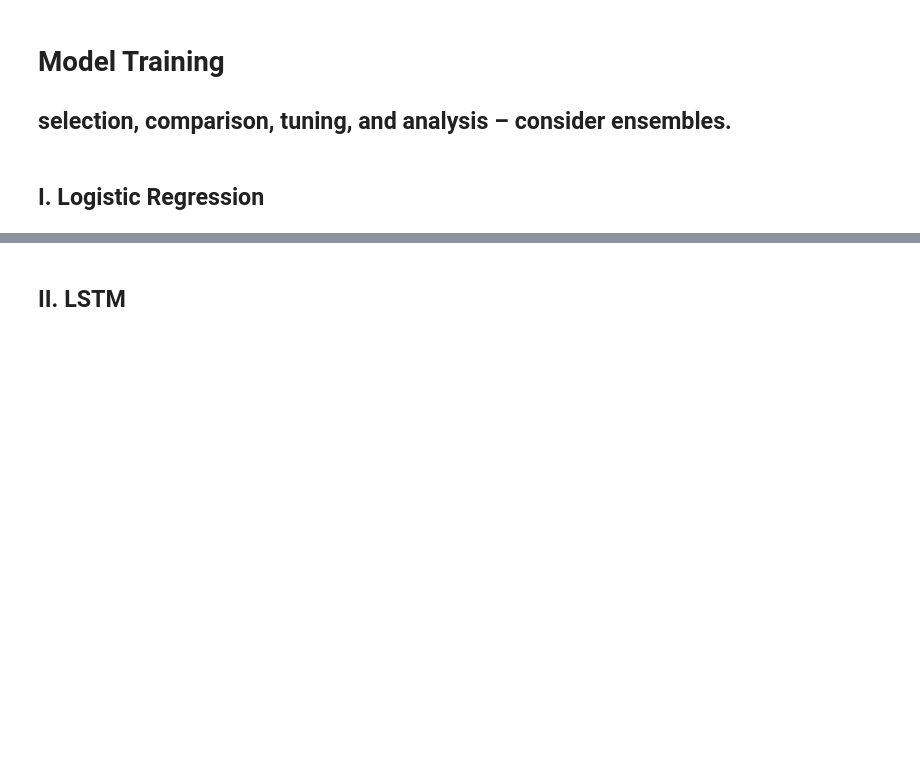
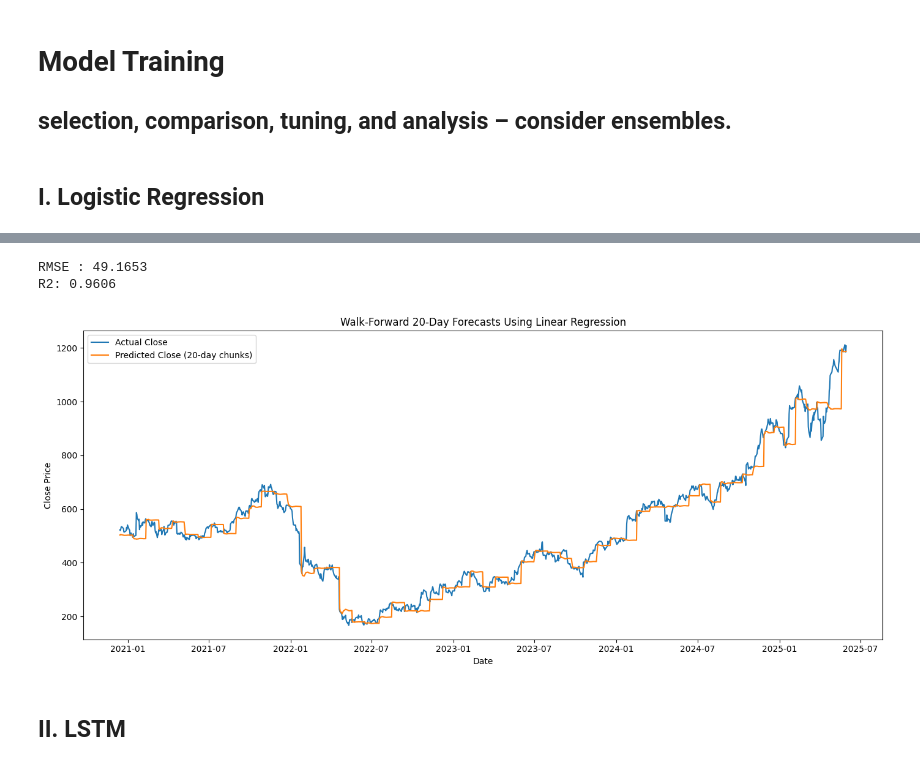
Before and after one commit to Anitra-Hernandez/AAI510_Group6Project, a Jupyter notebook: FinalProject_1.ipynb, the cells around one changed output, grey strips where cells are left out. Saved outputs shown, nothing was run; the diff lists cells and outputs as text; code cells hidden in the pictures; blank space fills up the shorter version.

Commit message:
fixed LR model, did writings

```diff
--- a/FinalProject_1.ipynb
+++ b/FinalProject_1.ipynb
@@ -213,0 +182,6 @@ plt.show()
+# %%
+df = df_stock[['Open', 'High', 'Low', 'Close']].copy().sort_index() # sort and get required features only
+
+# split index for walk-forward forecasting, its a method to evaluate the model by updating continuously like the real stock market
+n_total   = len(df)
+split_idx = int(n_total * (1 - test_pct))  # first test index
@@ -213,0 +192,18 @@ plt.show()
+# %%
+def make_lag_table(data, lags): # generate lagged features for a number of past days
+    out = data.copy()
+    for lag in range(1, lags + 1): # for each lag, shift the feautres and name the cols respectivly
+        out[[f'{c}_lag{lag}' for c in ['Open', 'High', 'Low', 'Close']]] = (
+            data[['Open', 'High', 'Low', 'Close']].shift(lag)
+        )
+    return out.dropna() # drop row with empty values that were created by shifting the features
+
+lagged = make_lag_table(df, n_lags) # make a table for lagged features so we can use it for the model learning
+
+# use only the training part
+train  = lagged.loc[: df.index[split_idx-1]]
+X_train = train[[c for c in lagged.columns if 'lag' in c]]
+y_train = train['Close'] # the closing price of the current day in the loop
+
+# fit the model with the data
+model = LinearRegression().fit(X_train, y_train)
@@ -214,3 +252,28 @@ plt.show()
+# %%
+# slice the actual closing price so they match the prediction dates
+y_test = df['Close'].loc[pred_series.index]
+y_test, pred_series = y_test.align(pred_series, join='inner')
+
+mse = mean_squared_error(y_test, pred_series) # RMSE didnt work by itself so used MSE and then used sqrt
+rmse = np.sqrt(mse)
+r2 = r2_score(y_test, pred_series)
+
+print(f'RMSE : {rmse:,.4f}')
+print(f'R2: {r2:,.4f}')
+
+plt.figure(figsize=(14, 6))
+plt.plot(y_test.index, y_test, label='Actual Close')
+plt.plot(pred_series.index, pred_series, label='Predicted Close (20-day chunks)')
+plt.title('Walk-Forward 20-Day Forecasts Using Linear Regression')
+plt.xlabel('Date')
+plt.ylabel('Close Price')
+plt.legend()
+plt.tight_layout()
+plt.show()
+# %% [output]
+RMSE : 49.1653
+R2: 0.9606
+[figure, added]
 # %% [markdown]
 ## II. LSTM
 # %%
```
Also changed, not shown: parts of 14 cells of this notebook.
